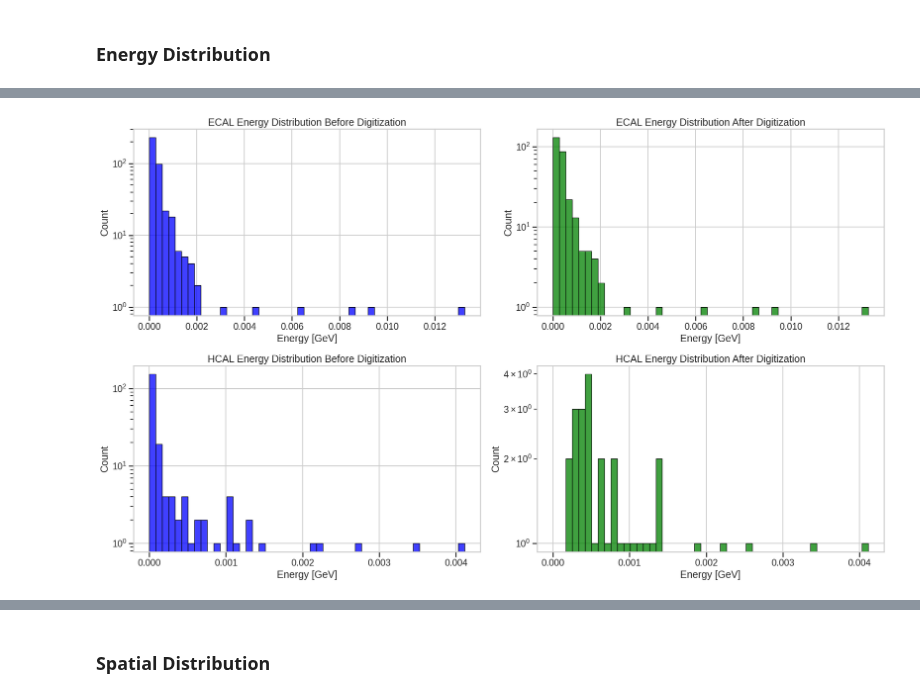
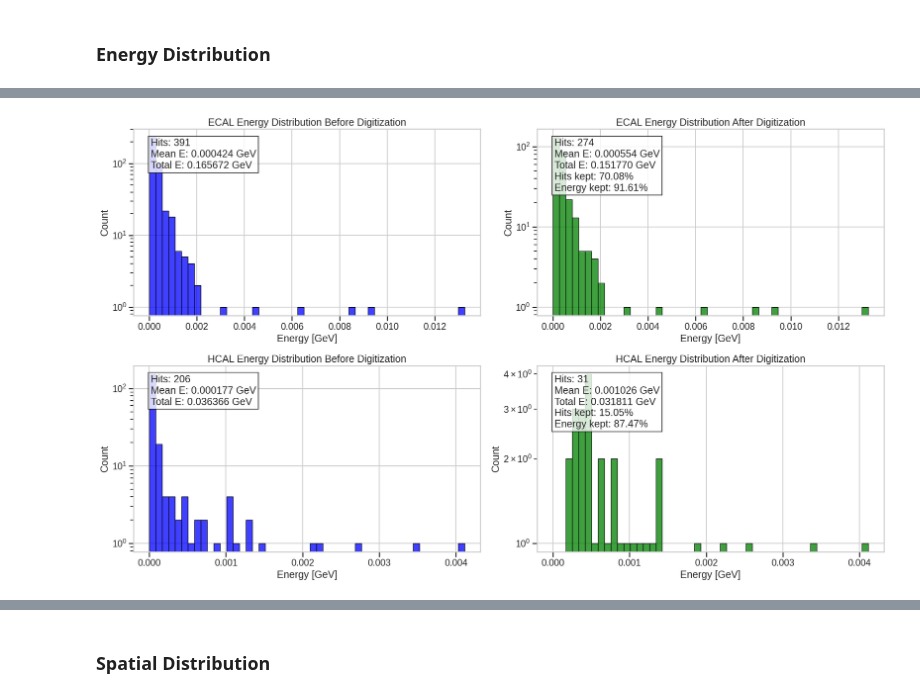
Before and after one commit to OpenDataDetector/ColliderML-Production, a Jupyter notebook: notebooks/physics/14_DM_Hcalo_digitisation_study.ipynb, the cells around one changed output, grey strips where cells are left out. Saved outputs shown, nothing was run; the diff lists cells and outputs as text; code cells hidden in the pictures.

```diff
--- a/notebooks/physics/14_DM_Hcalo_digitisation_study.ipynb
+++ b/notebooks/physics/14_DM_Hcalo_digitisation_study.ipynb
@@ -209,6 +390,45 @@ else:
     axes[1, 1].text(0.5, 0.5, 'No digitized HCAL hits', ha='center', va='center', fontsize=14)
     axes[1, 1].set_title('HCAL Energy Distribution After Digitization')
 
+# Add statistics to plots
+ecal_stats = (
+    f"Hits: {len(ecal_hits)}\n"
+    f"Mean E: {ecal_hits['energy'].mean():.6f} GeV\n"
+    f"Total E: {ecal_hits['energy'].sum():.6f} GeV"
+)
+axes[0, 0].text(0.05, 0.95, ecal_stats, transform=axes[0, 0].transAxes,
+                verticalalignment='top', bbox=dict(facecolor='white', alpha=0.8))
+
+if not digi_ecal.empty:
+    digi_ecal_stats = (
+        f"Hits: {len(digi_ecal)}\n"
+        f"Mean E: {digi_ecal['energy'].mean():.6f} GeV\n"
+        f"Total E: {digi_ecal['energy'].sum():.6f} GeV\n"
+        f"Hits kept: {100 * len(digi_ecal) / len(ecal_hits):.2f}%\n"
+        f"Energy kept: {100 * digi_ecal['energy'].sum() / ecal_hits['energy'].sum():.2f}%"
+    )
+    axes[0, 1].text(0.05, 0.95, digi_ecal_stats, transform=axes[0, 1].transAxes,
+                    verticalalignment='top', bbox=dict(facecolor='white', alpha=0.8))
+
+hcal_stats = (
+    f"Hits: {len(hcal_hits)}\n"
+    f"Mean E: {hcal_hits['energy'].mean():.6f} GeV\n"
+    f"Total E: {hcal_hits['energy'].sum():.6f} GeV"
+)
+axes[1, 0].text(0.05, 0.95, hcal_stats, transform=axes[1, 0].transAxes,
+                verticalalignment='top', bbox=dict(facecolor='white', alpha=0.8))
+
+if not digi_hcal.empty:
+    digi_hcal_stats = (
+        f"Hits: {len(digi_hcal)}\n"
+        f"Mean E: {digi_hcal['energy'].mean():.6f} GeV\n"
+        f"Total E: {digi_hcal['energy'].sum():.6f} GeV\n"
+        f"Hits kept: {100 * len(digi_hcal) / len(hcal_hits):.2f}%\n"
+        f"Energy kept: {100 * digi_hcal['energy'].sum() / hcal_hits['energy'].sum():.2f}%"
+    )
+    axes[1, 1].text(0.05, 0.95, digi_hcal_stats, transform=axes[1, 1].transAxes,
+                    verticalalignment='top', bbox=dict(facecolor='white', alpha=0.8))
+
 plt.tight_layout()
 plt.show()
 
@@ -223,6 +443,16 @@ if not digi_ecal.empty:
     axes[0].set_xlabel('Energy [GeV]')
     axes[0].set_ylabel('Count')
     axes[0].legend()
+
+    # Add comparison stats
+    ecal_compare_stats = (
+        f"Original hits: {len(ecal_hits)}\n"
+        f"Digitized hits: {len(digi_ecal)}\n"
+        f"Hits kept: {100 * len(digi_ecal) / len(ecal_hits):.2f}%\n"
+        f"Energy kept: {100 * digi_ecal['energy'].sum() / ecal_hits['energy'].sum():.2f}%"
+    )
+    axes[0].text(0.15, 0.95, ecal_compare_stats, transform=axes[0].transAxes,
+                 verticalalignment='top', bbox=dict(facecolor='white', alpha=0.8))
 else:
     axes[0].text(0.5, 0.5, 'No digitized ECAL hits', ha='center', va='center', fontsize=14)
     axes[0].set_title('ECAL Energy Distribution Comparison')
@@ -235,6 +465,16 @@ if not digi_hcal.empty:
     axes[1].set_xlabel('Energy [GeV]')
     axes[1].set_ylabel('Count')
     axes[1].legend()
+
+    # Add comparison stats
+    hcal_compare_stats = (
+        f"Original hits: {len(hcal_hits)}\n"
+        f"Digitized hits: {len(digi_hcal)}\n"
+        f"Hits kept: {100 * len(digi_hcal) / len(hcal_hits):.2f}%\n"
+        f"Energy kept: {100 * digi_hcal['energy'].sum() / hcal_hits['energy'].sum():.2f}%"
+    )
+    axes[1].text(0.15, 0.95, hcal_compare_stats, transform=axes[1].transAxes,
+                 verticalalignment='top', bbox=dict(facecolor='white', alpha=0.8))
 else:
     axes[1].text(0.5, 0.5, 'No digitized HCAL hits', ha='center', va='center', fontsize=14)
     axes[1].set_title('HCAL Energy Distribution Comparison')
@@ -245,54 +485,39 @@ plt.show()
 # 3. NON-LOG SCALE OVERLAID HISTOGRAMS
 fig, axes = plt.subplots(1, 2, figsize=(20, 8))
 
 # ECAL overlaid histogram (non-log)
 if not digi_ecal.empty:
     sns.histplot(ecal_hits['energy'], bins=ecal_bins, alpha=0.7, label='Before Digitization', ax=axes[0])
     sns.histplot(digi_ecal['energy'], bins=ecal_bins, alpha=0.7, label='After Digitization', ax=axes[0])
     axes[0].set_title('ECAL Energy Distribution Comparison (Linear Scale)')
     axes[0].set_xlabel('Energy [GeV]')
     axes[0].set_ylabel('Count')
     axes[0].legend()
+
+    # Add comparison stats
+    axes[0].text(0.15, 0.95, ecal_compare_stats, transform=axes[0].transAxes,
+                 verticalalignment='top', bbox=dict(facecolor='white', alpha=0.8))
 else:
     axes[0].text(0.5, 0.5, 'No digitized ECAL hits', ha='center', va='center', fontsize=14)
     axes[0].set_title('ECAL Energy Distribution Comparison (Linear Scale)')
 
 # HCAL overlaid histogram (non-log)
 if not digi_hcal.empty:
     sns.histplot(hcal_hits['energy'], bins=hcal_bins, alpha=0.7, label='Before Digitization', ax=axes[1])
     sns.histplot(digi_hcal['energy'], bins=hcal_bins, alpha=0.7, label='After Digitization', ax=axes[1])
     axes[1].set_title('HCAL Energy Distribution Comparison (Linear Scale)')
     axes[1].set_xlabel('Energy [GeV]')
     axes[1].set_ylabel('Count')
     axes[1].legend()
+
+    # Add comparison stats
+    axes[1].text(0.15, 0.95, hcal_compare_stats, transform=axes[1].transAxes,
+                 verticalalignment='top', bbox=dict(facecolor='white', alpha=0.8))
 else:
     axes[1].text(0.5, 0.5, 'No digitized HCAL hits', ha='center', va='center', fontsize=14)
     axes[1].set_title('HCAL Energy Distribution Comparison (Linear Scale)')
 
 plt.tight_layout()
 plt.show()
-
-# 4. STATISTICS
-print("ECAL Statistics:")
-print("Original hits: ", len(ecal_hits))
-print("Digitized hits: ", len(digi_ecal))
-print("Fraction of hits kept: {:.2f}%".format(100 * len(digi_ecal) / len(ecal_hits) if len(ecal_hits) > 0 else 0))
-print("\nEnergy statistics:")
-print("Original mean energy: {:.6f} GeV".format(ecal_hits['energy'].mean() if not ecal_hits.empty else 0))
-print("Digitized mean energy: {:.6f} GeV".format(digi_ecal['energy'].mean() if not digi_ecal.empty else 0))
-print("Original total energy: {:.6f} GeV".format(ecal_hits['energy'].sum() if not ecal_hits.empty else 0))
-print("Digitized total energy: {:.6f} GeV".format(digi_ecal['energy'].sum() if not digi_ecal.empty else 0))
-print("Energy retention: {:.2f}%".format(100 * digi_ecal['energy'].sum() / ecal_hits['energy'].sum() if not ecal_hits.empty and ecal_hits['energy'].sum() > 0 else 0))
-
-print("\nHCAL Statistics:")
-print("Original hits: ", len(hcal_hits))
-print("Digitized hits: ", len(digi_hcal))
-print("Fraction of hits kept: {:.2f}%".format(100 * len(digi_hcal) / len(hcal_hits) if len(hcal_hits) > 0 else 0))
-print("\nEnergy statistics:")
-print("Original mean energy: {:.6f} GeV".format(hcal_hits['energy'].mean() if not hcal_hits.empty else 0))
-print("Digitized mean energy: {:.6f} GeV".format(digi_hcal['energy'].mean() if not digi_hcal.empty else 0))
-print("Original total energy: {:.6f} GeV".format(hcal_hits['energy'].sum() if not hcal_hits.empty else 0))
-print("Digitized total energy: {:.6f} GeV".format(digi_hcal['energy'].sum() if not digi_hcal.empty else 0))
-print("Energy retention: {:.2f}%".format(100 * digi_hcal['energy'].sum() / hcal_hits['energy'].sum() if not hcal_hits.empty and hcal_hits['energy'].sum() > 0 else 0))
 # %% [output]
-[figure, old version]
+[figure, new version]
```
Also changed, not shown: parts of 4 cells of this notebook, 6 other files.
